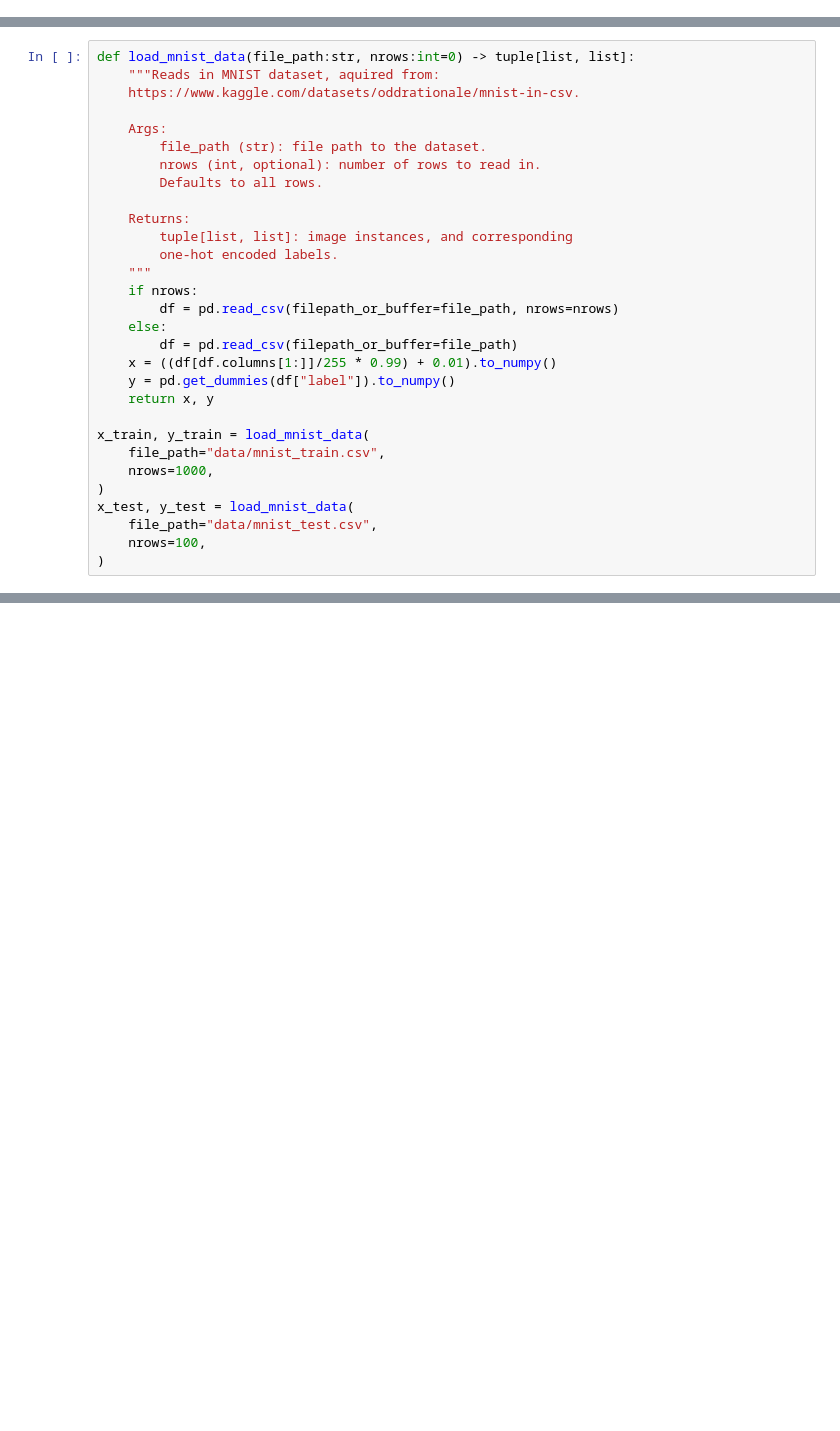
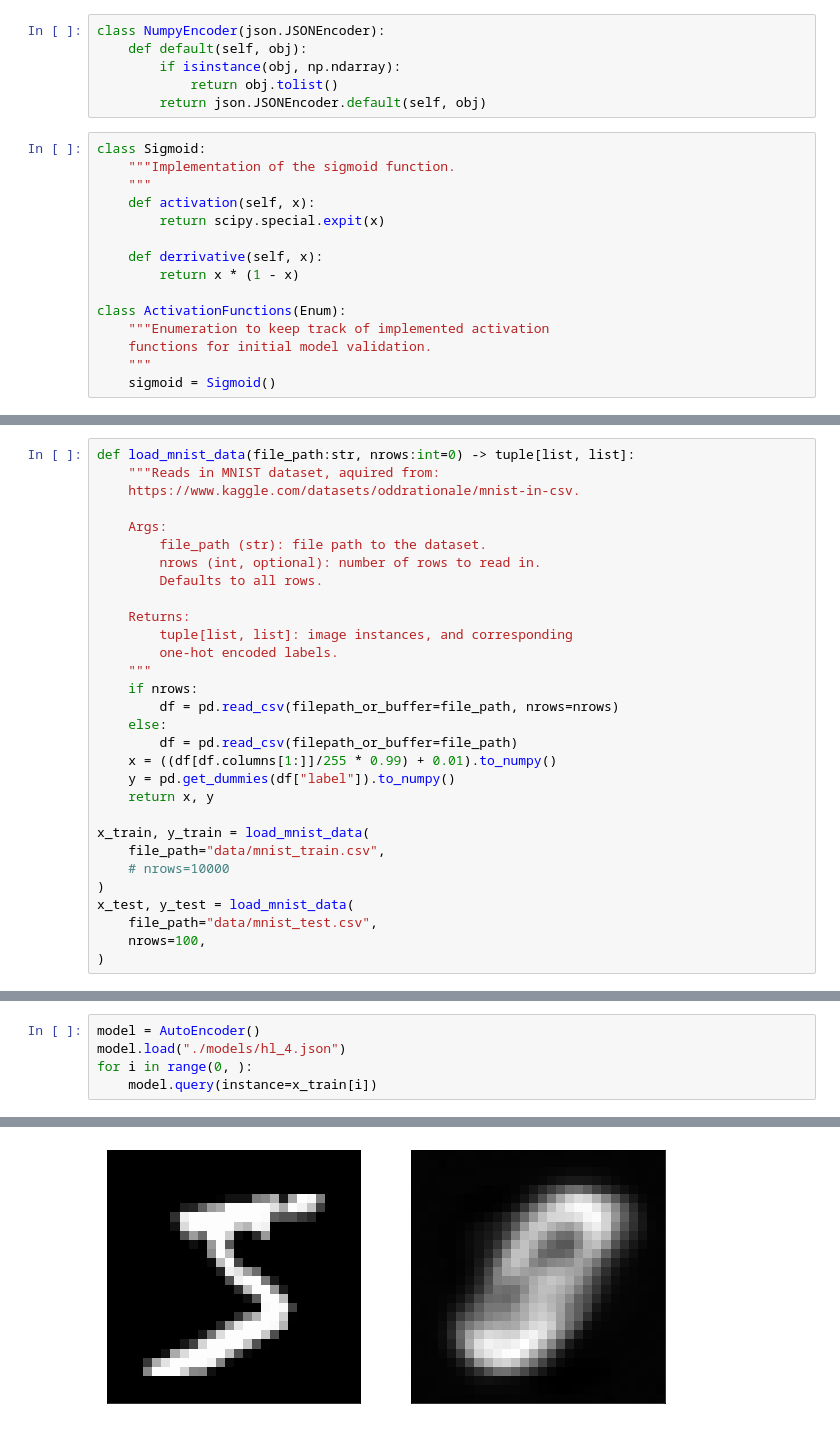
Before and after one commit to HRSAndrabi/autoencoder-compression-ratios, a Jupyter notebook: src/main.ipynb, the cells around one changed output, grey strips where cells are left out. Saved outputs shown, nothing was run; the diff lists cells and outputs as text; blank space fills up the shorter version.

Commit message:
Working batch of models.
Former-commit-id: 98879c65562fe7366cace7c2156e04cb42b9fa69

```diff
--- a/src/main.ipynb
+++ b/src/main.ipynb
@@ -5,2 +10,23 @@ import scipy.special
+# %%
+class NumpyEncoder(json.JSONEncoder):
+    def default(self, obj):
+        if isinstance(obj, np.ndarray):
+            return obj.tolist()
+        return json.JSONEncoder.default(self, obj)
+# %%
+class Sigmoid:
+	"""Implementation of the sigmoid function.
+	"""
+	def activation(self, x):
+		return scipy.special.expit(x)
+
+	def derrivative(self, x):
+		return x * (1 - x)
+
+class ActivationFunctions(Enum):
+	"""Enumeration to keep track of implemented activation
+	functions for initial model validation.
+	"""
+	sigmoid = Sigmoid()
 # %%
 class AutoEncoder:
@@ -160,7 +209,7 @@ def load_mnist_data(file_path:str, nrows:int=0) -> tuple[list, list]:
 
 x_train, y_train = load_mnist_data(
 	file_path="data/mnist_train.csv",
-	nrows=1000,
+	# nrows=10000
 )
 x_test, y_test = load_mnist_data(
 	file_path="data/mnist_test.csv",
@@ -185,0 +253,6 @@ Progress: 100.0%
+# %%
+model = AutoEncoder()
+model.load("./models/hl_4.json")
+for i in range(0, ):
+	model.query(instance=x_train[i])
+# %% [output]
@@ -185,0 +267 @@ Progress: 100.0%
+[figure, added]
```
Also changed, not shown: parts of 6 cells of this notebook, 8 other files.
